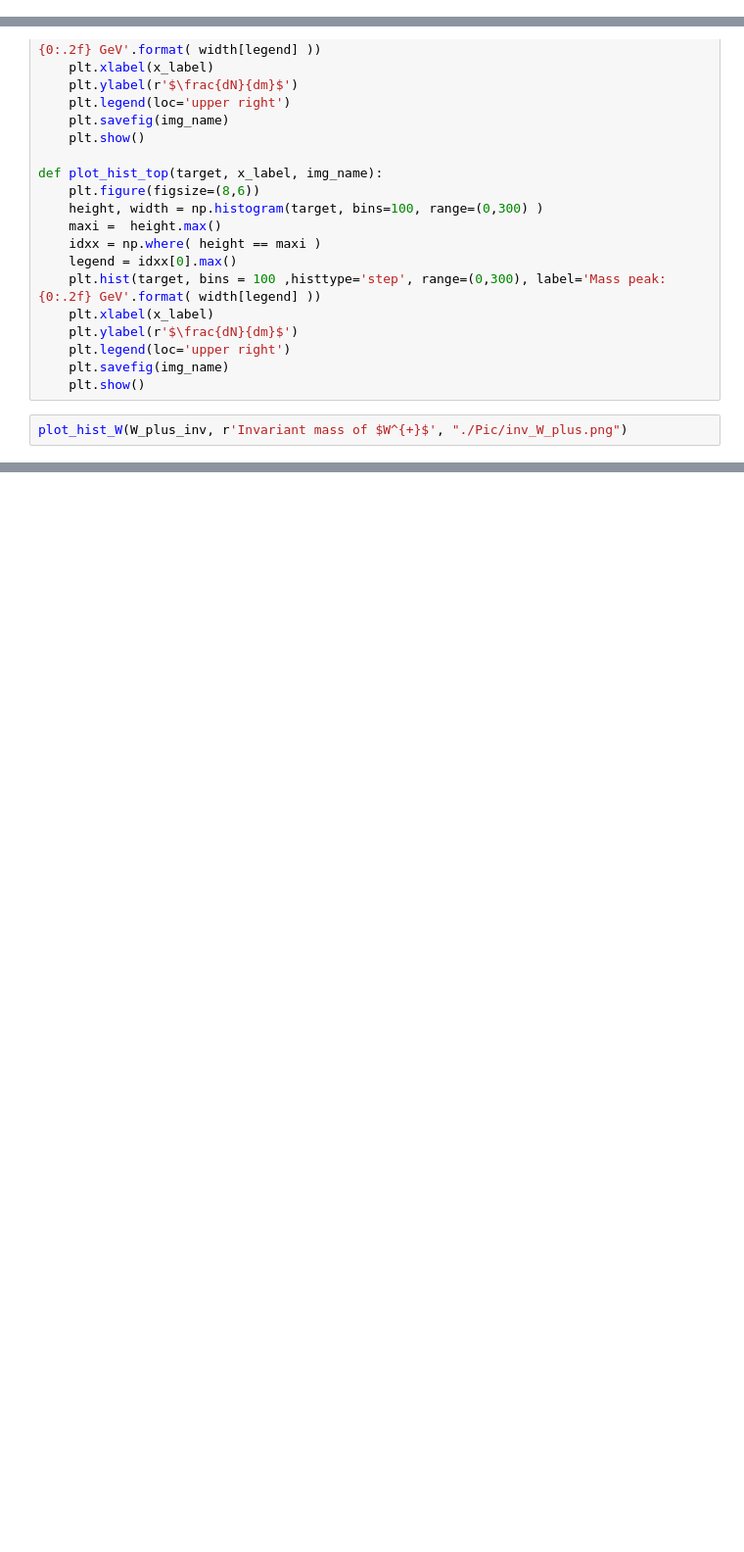
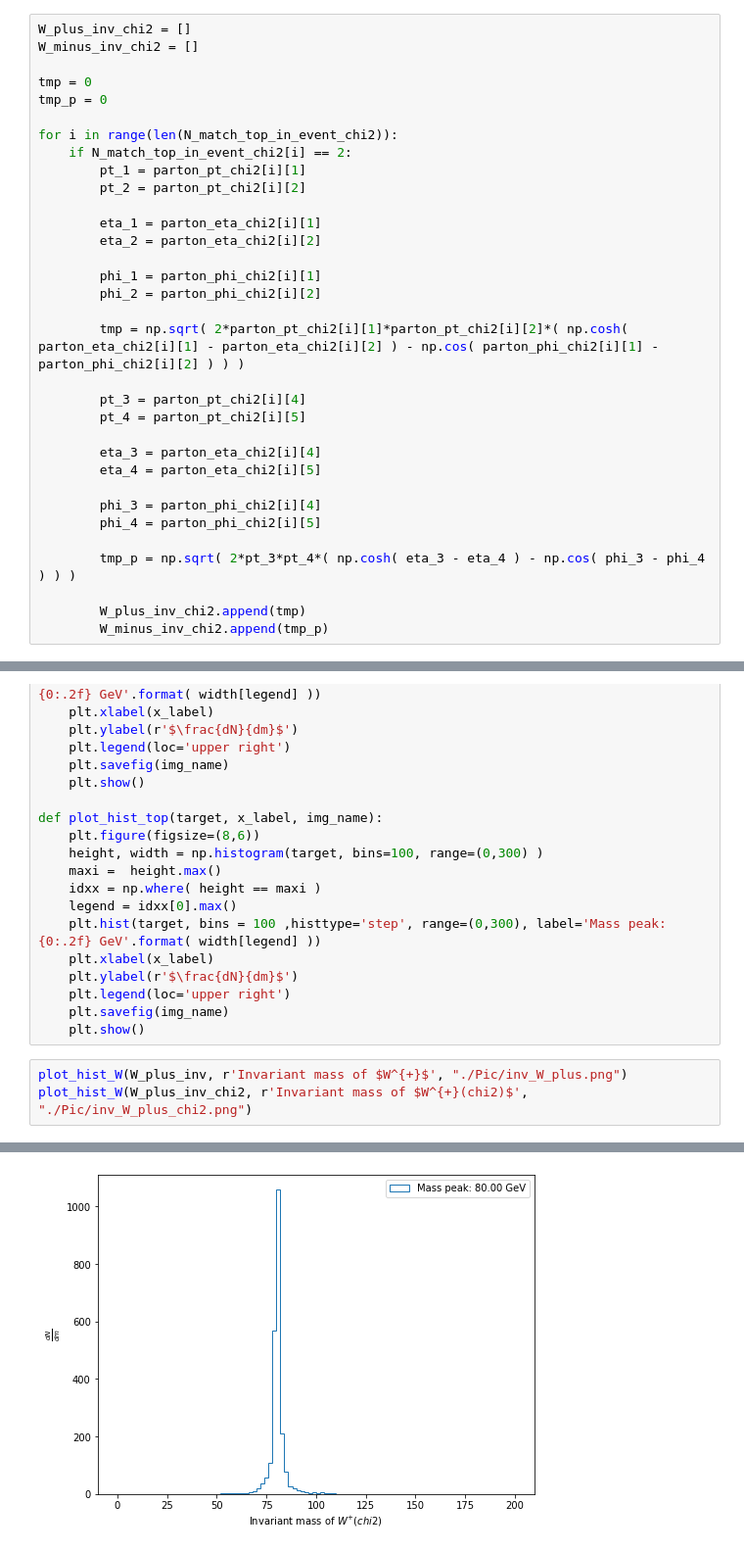
Before and after one commit to mfenton0/HEP-jet-assignment, a Jupyter notebook: analysis_script/demo/hdf5_read_demo_v2.ipynb, the cells around one changed output, grey strips where cells are left out. Shown at 98% size. Drawn from its saved outputs; the diff is of its cells as text; blank space fills up the shorter version.

```diff
--- a/analysis_script/demo/hdf5_read_demo_v2.ipynb
+++ b/analysis_script/demo/hdf5_read_demo_v2.ipynb
@@ -101,6 +133,39 @@ for i in range(len(N_match_top_in_event)):
 
         W_plus_inv.append(tmp)
         W_minus_inv.append(tmp_p)
+# %%
+W_plus_inv_chi2 = []
+W_minus_inv_chi2 = []
+
+tmp = 0
+tmp_p = 0
+
+for i in range(len(N_match_top_in_event_chi2)):
+    if N_match_top_in_event_chi2[i] == 2:
+        pt_1 = parton_pt_chi2[i][1]
+        pt_2 = parton_pt_chi2[i][2]
+
+        eta_1 = parton_eta_chi2[i][1]
+        eta_2 = parton_eta_chi2[i][2]
+
+        phi_1 = parton_phi_chi2[i][1]
+        phi_2 = parton_phi_chi2[i][2]
+
+        tmp = np.sqrt( 2*parton_pt_chi2[i][1]*parton_pt_chi2[i][2]*( np.cosh( parton_eta_chi2[i][1] - parton_eta_chi2[i][2] ) - np.cos( parton_phi_chi2[i][1] - parton_phi_chi2[i][2] ) ) )
+
+        pt_3 = parton_pt_chi2[i][4]
+        pt_4 = parton_pt_chi2[i][5]
+
+        eta_3 = parton_eta_chi2[i][4]
+        eta_4 = parton_eta_chi2[i][5]
+
+        phi_3 = parton_phi_chi2[i][4]
+        phi_4 = parton_phi_chi2[i][5]
+
+        tmp_p = np.sqrt( 2*pt_3*pt_4*( np.cosh( eta_3 - eta_4 ) - np.cos( phi_3 - phi_4 ) ) )
+
+        W_plus_inv_chi2.append(tmp)
+        W_minus_inv_chi2.append(tmp_p)
 # %%
 def plot_hist_W(target, x_label, img_name):
     plt.figure(figsize=(8,6))
@@ -129,7 +194,9 @@ def plot_hist_top(target, x_label, img_name):
     plt.show()
 # %%
 plot_hist_W(W_plus_inv, r'Invariant mass of $W^{+}$', "./Pic/inv_W_plus.png")
+plot_hist_W(W_plus_inv_chi2, r'Invariant mass of $W^{+}(chi2)$', "./Pic/inv_W_plus_chi2.png")
 # %% [output]
 [figure]
+[figure, added]
 # %%
 plot_hist_W(W_minus_inv, r'Invariant mass of $W^{-}$', "./Pic/inv_W_minus.png")
```
Also changed, not shown: parts of 15 cells of this notebook.
